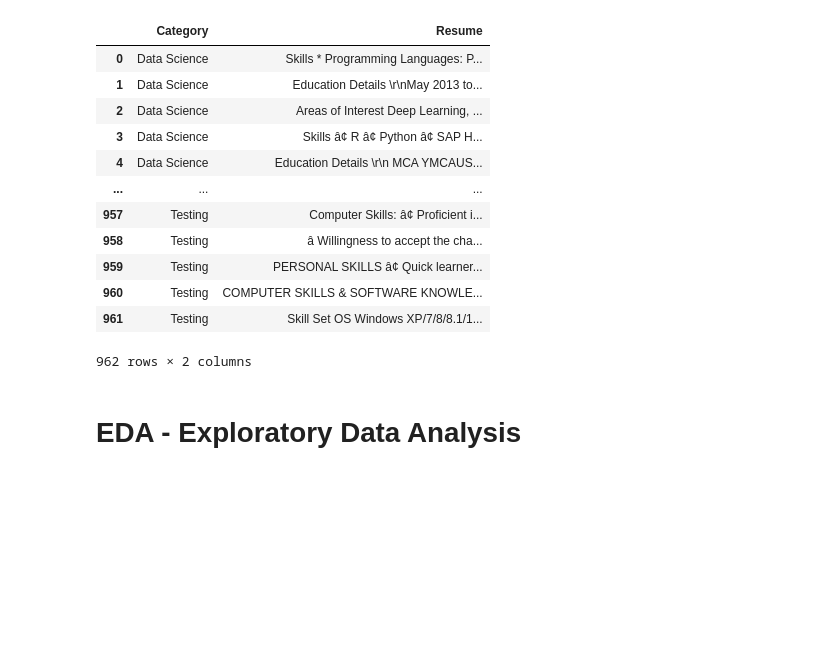
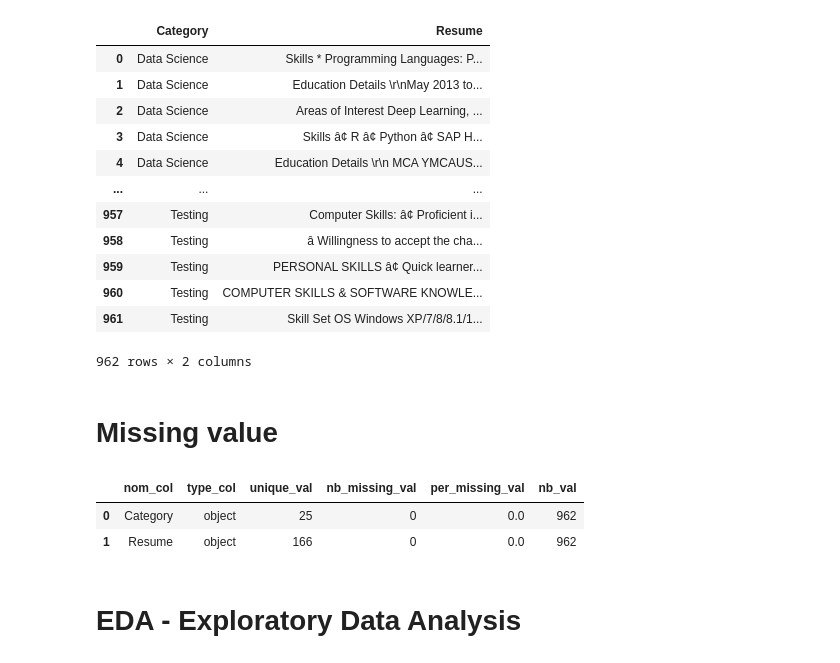
Before and after one commit to eleffa/Deep-learning, a Jupyter notebook: updatedresume.ipynb, the cells around one changed output. Cells and saved outputs as stored; diff of their text form; code cells hidden in the pictures; blank space fills up the shorter version.

Commit message:
Kaggle Notebook | UpdatedResume | Version 5

```diff
--- a/updatedresume.ipynb
+++ b/updatedresume.ipynb
@@ -35,6 +35,38 @@ df
 | 960 | Testing | COMPUTER SKILLS & SOFTWARE KNOWLE... |
 | 961 | Testing | Skill Set OS Windows XP/7/8/8.1/1... |
 962 rows × 2 columns
+# %% [markdown]
+# Missing value
+# %%
+def missing_value(df):
+    df_col = pd.DataFrame()
+    df_col["nom_col"] = df.columns.tolist()
+    df_col["type_col"] = df.dtypes.tolist()
+    nb_missing_values = df.isnull().sum()
+    list_no_val= []
+    list_val = []
+    percent_val = []
+    unique_val = []
+    for col in df:
+        unique_val.append(len(df[col].unique()))
+
+    for i in nb_missing_values:
+        list_no_val.append(i)
+        list_val.append(len(df)-i)
+        percent_val.append((i / df.shape[0])*100)
+
+    df_col["unique_val"] = unique_val
+    df_col["nb_missing_val"] = list_no_val
+    df_col["per_missing_val"] = percent_val
+    df_col["nb_val"] = list_val
+    return df_col
+# %%
+df_col=missing_value(df)
+df_col.head()
+# %% [output]
+|  | nom_col | type_col | unique_val | nb_missing_val | per_missing_val | nb_val |
+| 0 | Category | object | 25 | 0 | 0.0 | 962 |
+| 1 | Resume | object | 166 | 0 | 0.0 | 962 |
 # %%
 import pandas as pd
 import matplotlib.pyplot as plt
```
Also changed, not shown: parts of 14 cells of this notebook.
